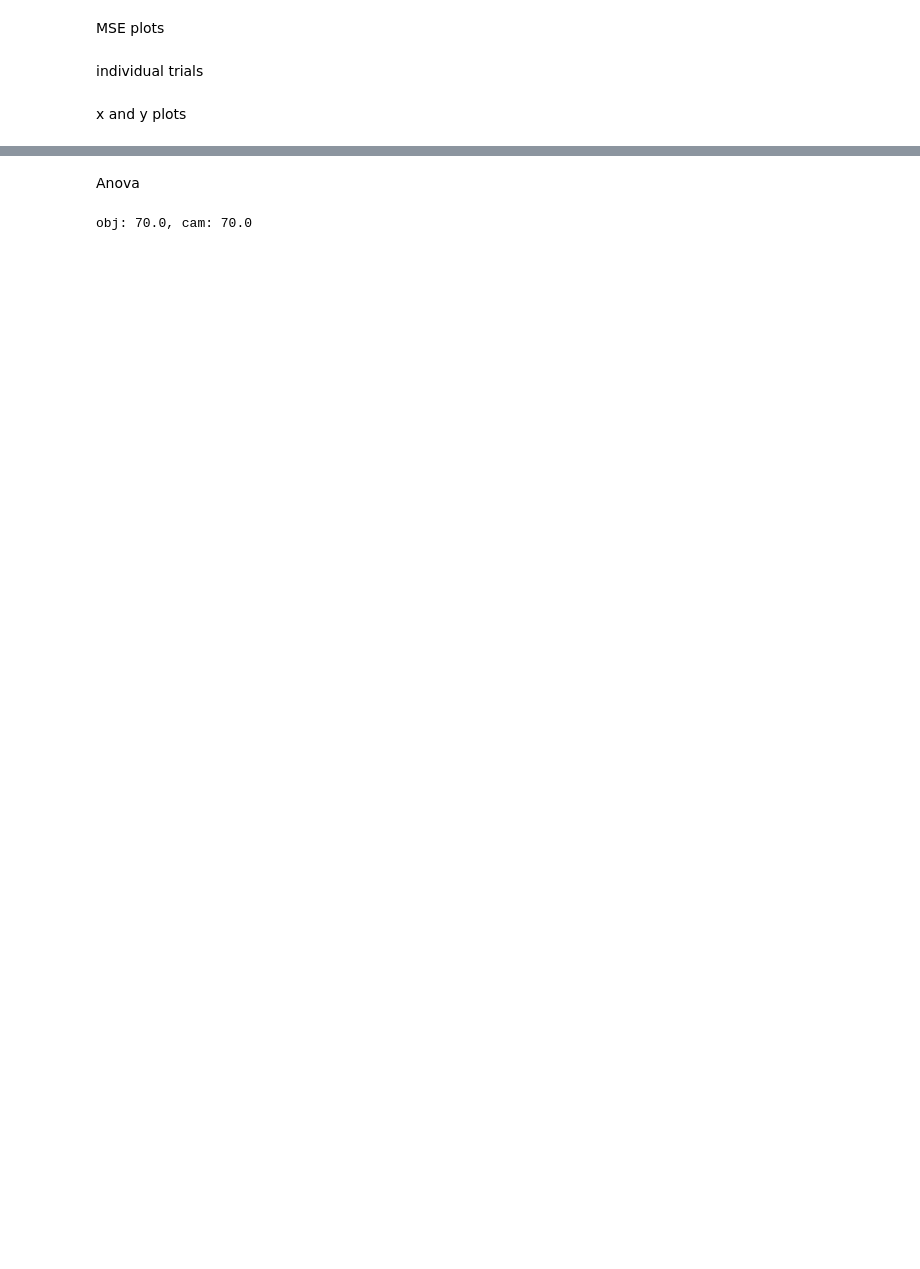
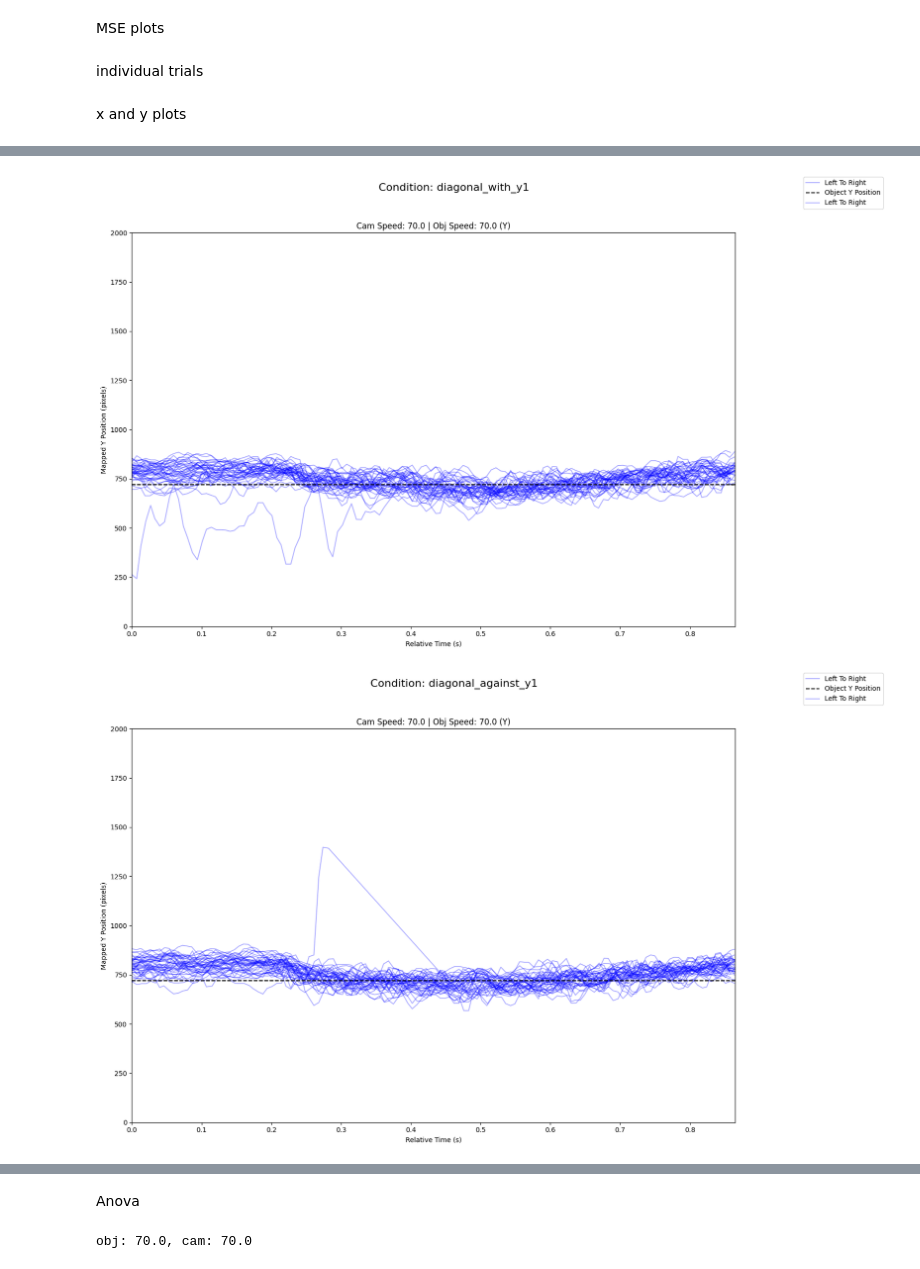
Before and after one commit to jennakangg/motiontrackingdatavis, a Jupyter notebook: MotionTrackingVisGaze2DGroupTrials.ipynb, the cells around one changed output, grey strips where cells are left out. Drawn from its saved outputs; the diff is of its cells as text; code cells hidden in the pictures; blank space fills up the shorter version.

```diff
--- a/MotionTrackingVisGaze2DGroupTrials.ipynb
+++ b/MotionTrackingVisGaze2DGroupTrials.ipynb
@@ -776,12 +817,9 @@ plot_condition_speed_pairs(data, pair_conditions, trial_details_df, alpha=0.3)
 import matplotlib.pyplot as plt
 import pandas as pd
 
-# Load the trial details CSV
-data = pd.read_csv('GazeDataPilot\gaze_data_all_trials_velocity_pilot_jenna.csv', sep=',')
-trial_details_df = pd.read_csv("generated_trials_ids_velocity_pilot.csv")
 # Function to check if a trial ID matches a specific condition, object speed, and camera speed
 def get_matching_trials(condition, pair_conditions, trial_details_df, obj_speed, cam_speed):
-    matching_trials = {'left_to_right': [], 'right_to_left': []}
+    matching_trials = {'left_to_right': [], 'right_to_left': [], 'down': [], 'up': []}
     for _, trial in trial_details_df.iterrows():
         object_motion = trial['object_motion_type']
         camera_motion = trial['camera_motion_type']
@@ -795,7 +833,7 @@ def get_matching_trials(condition, pair_conditions, trial_details_df, obj_speed,
 
 def plot_condition_speed_pairs(df, pair_conditions, trial_details_df, alpha=0.6):
     # Colors for different directions
-    direction_colors = {'left_to_right': 'blue', 'right_to_left': 'red'}
+    direction_colors = {'left_to_right': 'blue', 'right_to_left': 'red', 'up': 'green', 'down': 'orange'}
 
     # Get unique object speeds and camera speeds
     obj_speeds = sorted(trial_details_df['object_speed'].unique())
@@ -837,31 +875,34 @@ def plot_condition_speed_pairs(df, pair_conditions, trial_details_df, alpha=0.6)
                             ax_x.plot(single_trial_data['RelativeTime'], single_trial_data['MappedPogY'],
                                       color=color, label=f"{direction.replace('_', ' ').title()}" if trial_num == trial_data['TrialNumber'].unique()[0] else "", alpha=alpha)
 
                         # Plot the absolute object position X as black dashed lines
                         ax_x.plot(trial_data['RelativeTime'], trial_data['BallY'], color='black', linestyle='--', label='Object Y Position' if trial_id == trial_ids[0] else "")
 
                 # Customize the X subplot
                 ax_x.set_title(f"Cam Speed: {cam_speed} | Obj Speed: {obj_speed} (Y)")
                 ax_x.set_xlabel("Relative Time (s)")
                 ax_x.set_ylabel("Mapped Y Position (pixels)")
                 ax_x.set_xlim(0, max(trial_data['RelativeTime']))  # Time limit based on max time for this trial
-                ax_x.set_ylim(400, 1100)  # Set distinct y-axis limits for X position
+                ax_x.set_ylim(0, 2000)  # Set distinct y-axis limits for X position
 
         # Add a legend for the figure, showing the color mapping
         handles, labels = axes[0, 0].get_legend_handles_labels()
         fig.legend(handles, labels, loc="upper right", bbox_to_anchor=(1.1, 1))
 
         # Adjust layout and show the plot
         fig.tight_layout(rect=[0, 0, 0.9, 0.95])  # Leave space for title and legend
         plt.show()
 
 # Example usage
 # Create RelativeTime for each trial, starting at 0
 data['RelativeTime'] = data.groupby('TrialNumber')['Time'].transform(lambda x: x - x.min())
 data = data[data['BestPogValid'] == True]
 
 # Compute velocity and accuracy
 data = compute_velocity_and_accuracy(data, screen_width, screen_height)
 
 # Plot pairs based on condition pairs, object speed, and camera speed, with color differentiation
 plot_condition_speed_pairs(data, pair_conditions, trial_details_df, alpha=0.3)
+# %% [output]
+[figure, added]
+[figure, added]
```
Also changed, not shown: parts of 10 cells of this notebook, 12 other files.
